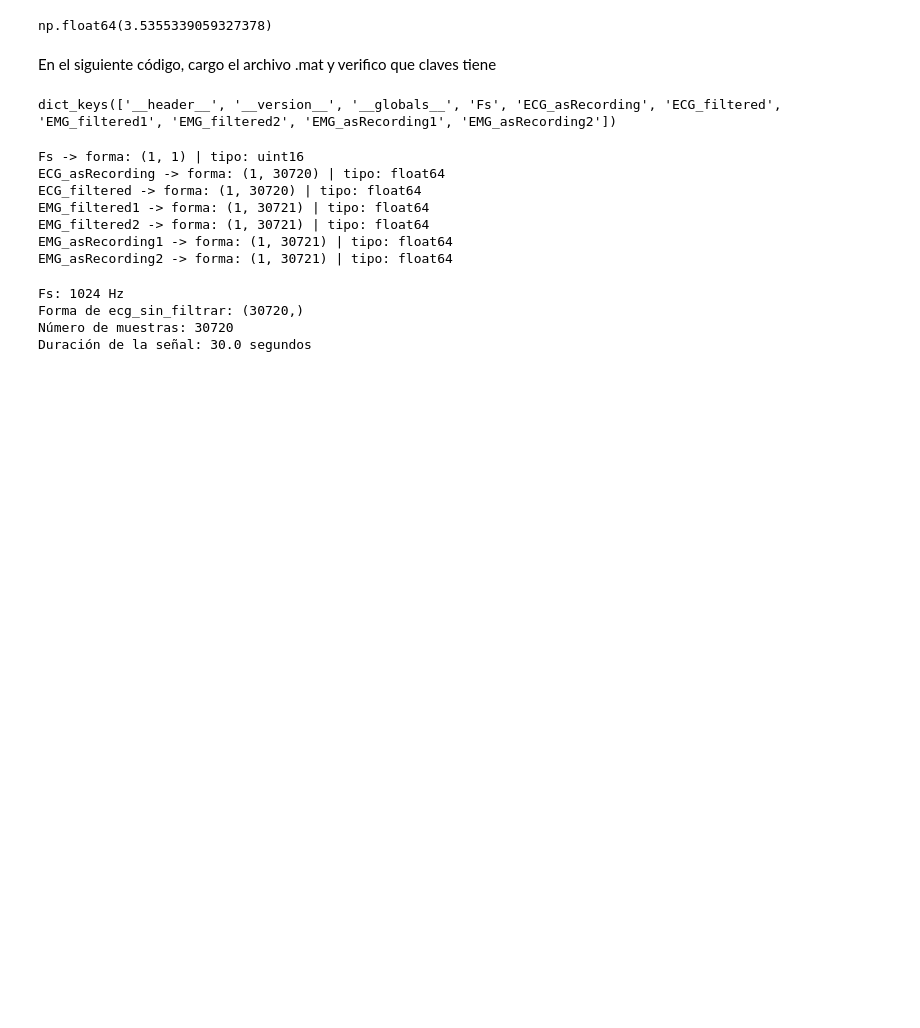
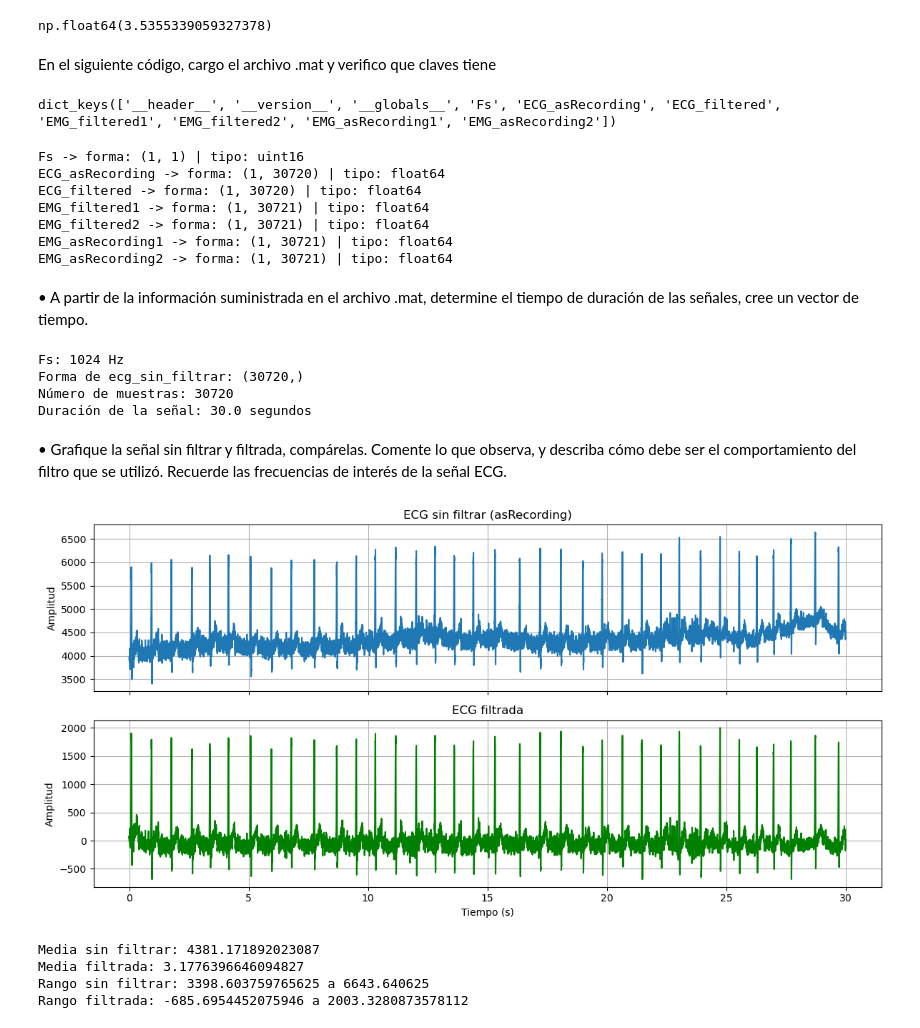
Before and after one commit to valentinamoralese/Biose-ales-Valentina-Morales-Paula-Garcia, a Jupyter notebook: Practica2_Valentina_Paula.ipynb, the cells around one changed output. Saved outputs shown, nothing was run; the diff lists cells and outputs as text; code cells hidden in the pictures; blank space fills up the shorter version.

Commit message:
Hasta gráficas

```diff
--- a/Practica2_Valentina_Paula.ipynb
+++ b/Practica2_Valentina_Paula.ipynb
@@ -55,6 +55,8 @@ EMG_filtered1 -> forma: (1, 30721) | tipo: float64
 EMG_filtered2 -> forma: (1, 30721) | tipo: float64
 EMG_asRecording1 -> forma: (1, 30721) | tipo: float64
 EMG_asRecording2 -> forma: (1, 30721) | tipo: float64
+# %% [markdown]
+•	A partir de la información suministrada en el archivo .mat, determine el tiempo de duración de las señales, cree un vector de tiempo.
 # %%
 fs = int(data["Fs"][0,0])                             # frecuencia de muestreo (1024 Hz)
 ecg_sin_filtrar = data["ECG_asRecording"].flatten()    # ECG sin filtrar, vector 1D
@@ -74,3 +76,36 @@ Fs: 1024 Hz
 Forma de ecg_sin_filtrar: (30720,)
 Número de muestras: 30720
 Duración de la señal: 30.0 segundos
+# %% [markdown]
+•	Grafique la señal sin filtrar y filtrada, compárelas. Comente lo que observa, y describa cómo debe ser el comportamiento del filtro que se utilizó. Recuerde las frecuencias de interés de la señal ECG.
+# %%
+import matplotlib.pyplot as plt
+
+# --- Gráfica comparativa: ECG sin filtrar vs. filtrada ---
+fig, axs = plt.subplots(2, 1, sharex=True, figsize=(12, 6))
+
+axs[0].plot(t, ecg_sin_filtrar)
+axs[0].set_title("ECG sin filtrar (asRecording)")
+axs[0].set_ylabel("Amplitud")
+axs[0].grid(True)
+
+axs[1].plot(t, ecg_filtrada, color='green')
+axs[1].set_title("ECG filtrada")
+axs[1].set_xlabel("Tiempo (s)")
+axs[1].set_ylabel("Amplitud")
+axs[1].grid(True)
+
+plt.tight_layout()
+plt.show()
+
+# --- Estadísticos básicos para respaldar el análisis ---
+print("Media sin filtrar:", np.mean(ecg_sin_filtrar))
+print("Media filtrada:", np.mean(ecg_filtrada))
+print("Rango sin filtrar:", ecg_sin_filtrar.min(), "a", ecg_sin_filtrar.max())
+print("Rango filtrada:", ecg_filtrada.min(), "a", ecg_filtrada.max())
+# %% [output]
+[figure, added]
+Media sin filtrar: 4381.171892023087
+Media filtrada: 3.1776396646094827
+Rango sin filtrar: 3398.603759765625 a 6643.640625
+Rango filtrada: -685.6954452075946 a 2003.3280873578112
```
Also changed, not shown: parts of 7 cells of this notebook.
